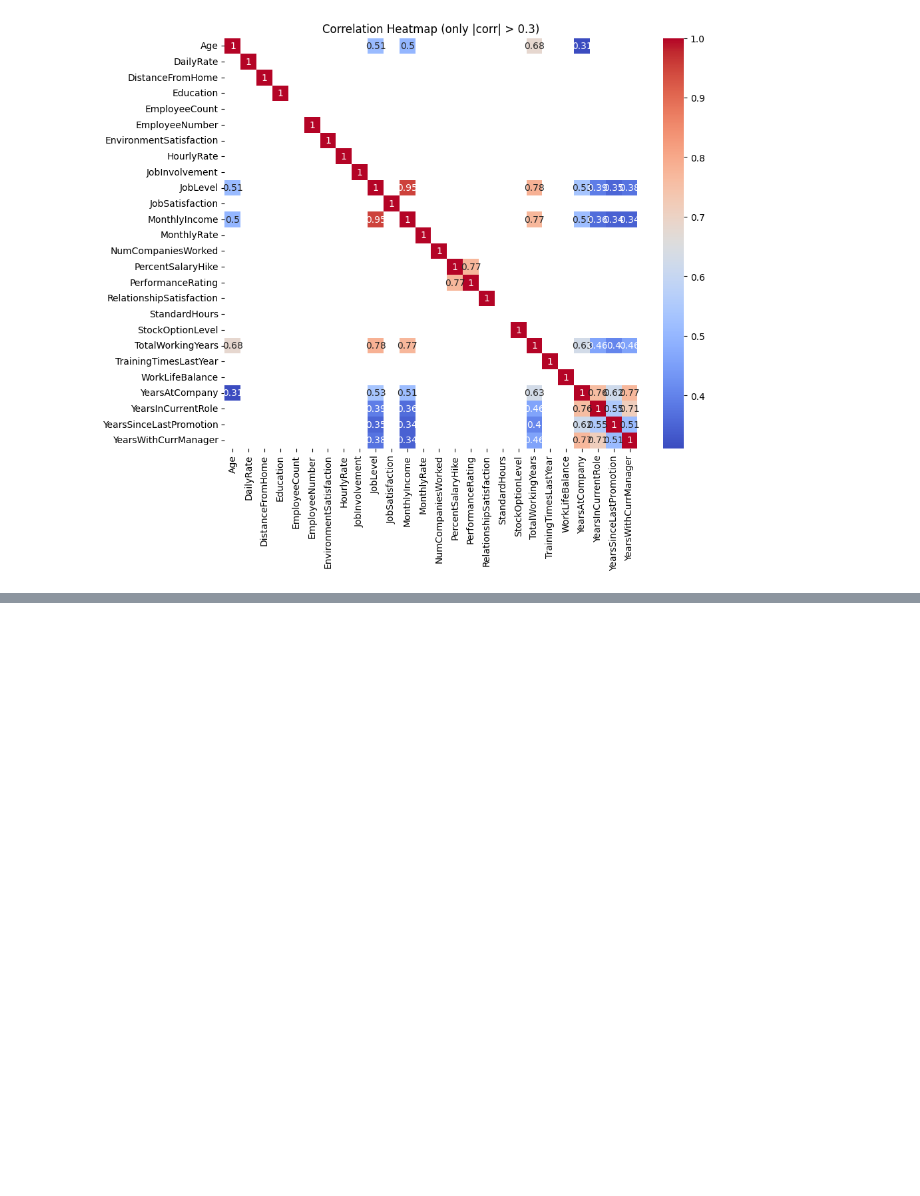
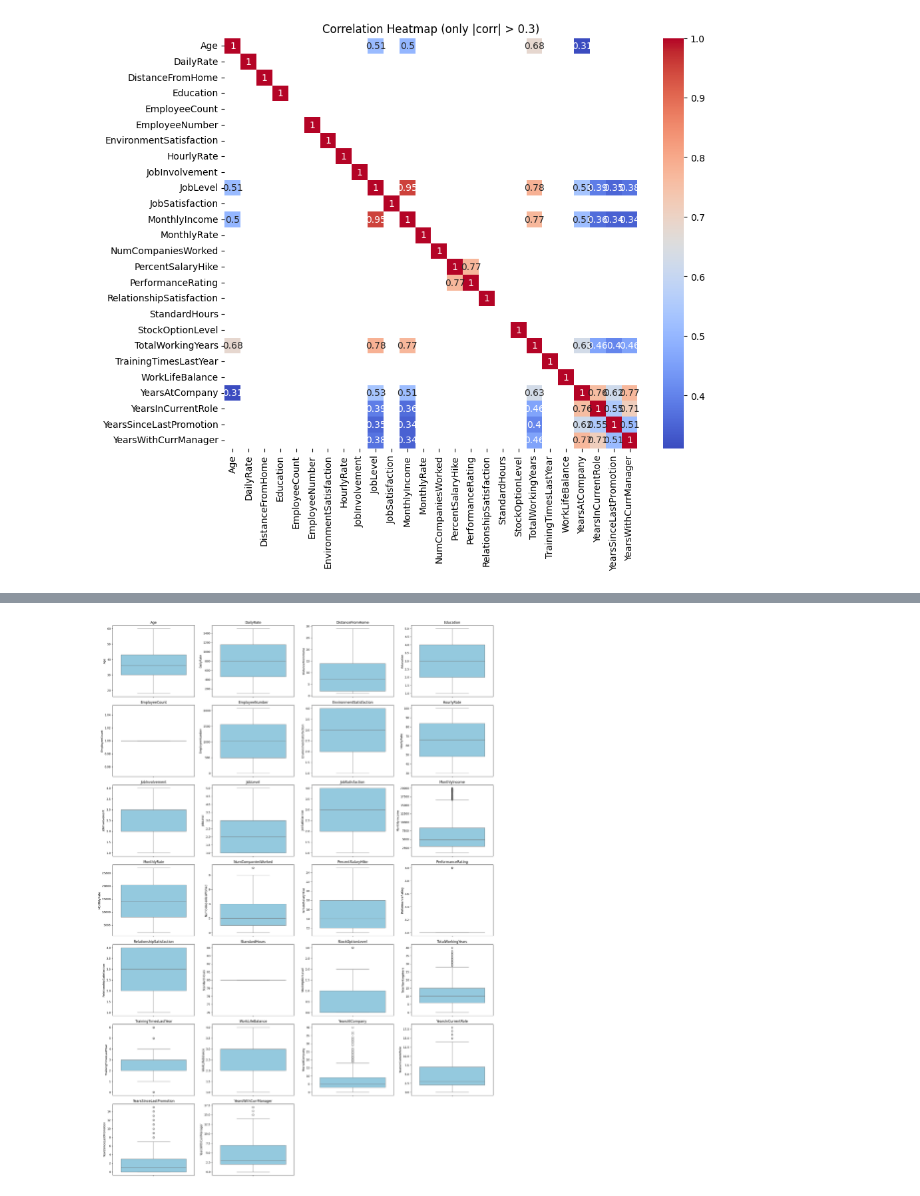
Before and after one commit to rajnikhil259/HRlytics, a Jupyter notebook: notebook/eda.ipynb, the cells around one changed output, grey strips where cells are left out. Cells and saved outputs as stored; diff of their text form; code cells hidden in the pictures; blank space fills up the shorter version.

```diff
--- a/notebook/eda.ipynb
+++ b/notebook/eda.ipynb
@@ -370,0 +426,18 @@ plt.show()
+# %%
+
+n = len(numeric_features)
+
+rows = math.ceil(n/4)
+cols = 4
+
+plt.figure(figsize=(20, rows*4))
+
+for i, col in enumerate(numeric_features, 1):
+    plt.subplot(rows, cols, i)
+    sns.boxplot(y=df[col], color="skyblue")
+    plt.title(col)
+
+plt.tight_layout()
+plt.show()
+# %% [output]
+[figure, added]
```
Also changed, not shown: parts of 10 cells of this notebook, 2 other files.
